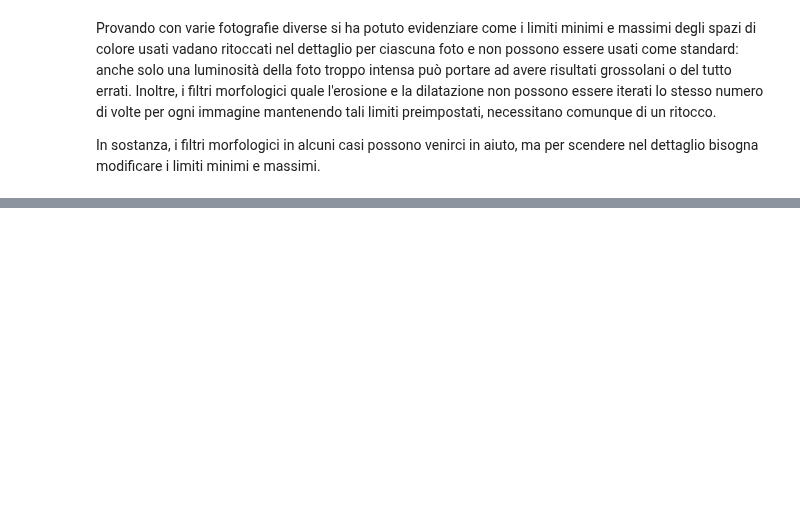
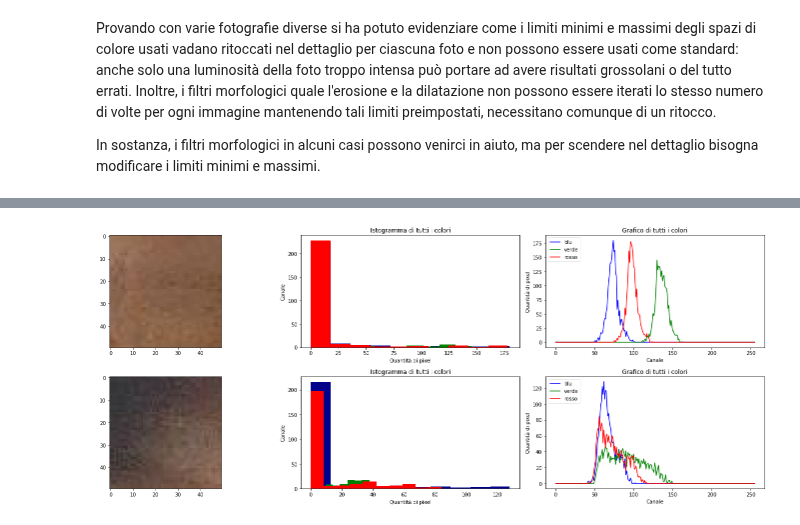
Before and after one commit to Wooler97/Skin-Detection, a Jupyter notebook: SkinDetection.ipynb, the cells around one changed output, grey strips where cells are left out. Drawn from its saved outputs; the diff is of its cells as text; code cells hidden in the pictures; blank space fills up the shorter version.

```diff
--- a/SkinDetection.ipynb
+++ b/SkinDetection.ipynb
@@ -358,0 +476,59 @@ In sostanza, i filtri morfologici in alcuni casi possono venirci in aiuto, ma pe
+# %%
+img5 = cv2.imread('skin/pelle19.jpg', cv2.IMREAD_COLOR)
+blu = cv2.calcHist([img5], [0], None, [256], [0, 256])
+rosso = cv2.calcHist([img5], [1], None, [256], [0, 256])
+verde = cv2.calcHist([img5], [2], None, [256], [0, 256])
+
+
+ch5 = cv2.mean(img5)
+img5 = cv2.cvtColor(img5, cv2.COLOR_BGR2RGB)
+plt.figure(figsize=(20,8))
+plt.subplot(2,3,1)
+plt.imshow(img5)
+plt.subplot(2,3,2)
+plt.title("Istogramma di tutti i colori")
+plt.hist(blu,color="darkblue")
+plt.hist(verde,color="green")
+plt.hist(rosso,color="red")
+plt.xlabel('Quantità di pixel')
+plt.ylabel('Canale')
+
+plt.subplot(2,3,3)
+plt.title("Grafico di tutti i colori")
+plt.plot(blu, "-b", label = "blu")
+plt.plot(verde, "-g", label = "verde")
+plt.plot(rosso, "-r", label = "rosso")
+plt.legend(loc = 'upper left')
+plt.ylabel('Quantità di pixel')
+plt.xlabel('Canale')
+
+img6 = cv2.imread('skin/pelle21.jpg', cv2.IMREAD_COLOR)
+blu = cv2.calcHist([img6], [0], None, [256], [0, 256])
+rosso = cv2.calcHist([img6], [1], None, [256], [0, 256])
+verde = cv2.calcHist([img6], [2], None, [256], [0, 256])
+
+
+ch6 = cv2.mean(img6)
+img6 = cv2.cvtColor(img6, cv2.COLOR_BGR2RGB)
+plt.subplot(2,3,4)
+plt.imshow(img6)
+plt.subplot(2,3,5)
+plt.title("Istogramma di tutti i colori")
+plt.hist(blu,color="darkblue")
+plt.hist(verde,color="green")
+plt.hist(rosso,color="red")
+plt.xlabel('Quantità di pixel')
+plt.ylabel('Canale')
+
+plt.subplot(2,3,6)
+plt.title("Grafico di tutti i colori")
+plt.plot(blu, "-b", label = "blu")
+plt.plot(verde, "-g", label = "verde")
+plt.plot(rosso, "-r", label = "rosso")
+plt.legend(loc = 'upper left')
+plt.ylabel('Quantità di pixel')
+plt.xlabel('Canale')
+plt.tight_layout()
+plt.show()
+# %% [output]
+[figure, added]
```
Also changed, not shown: parts of 12 cells of this notebook.
